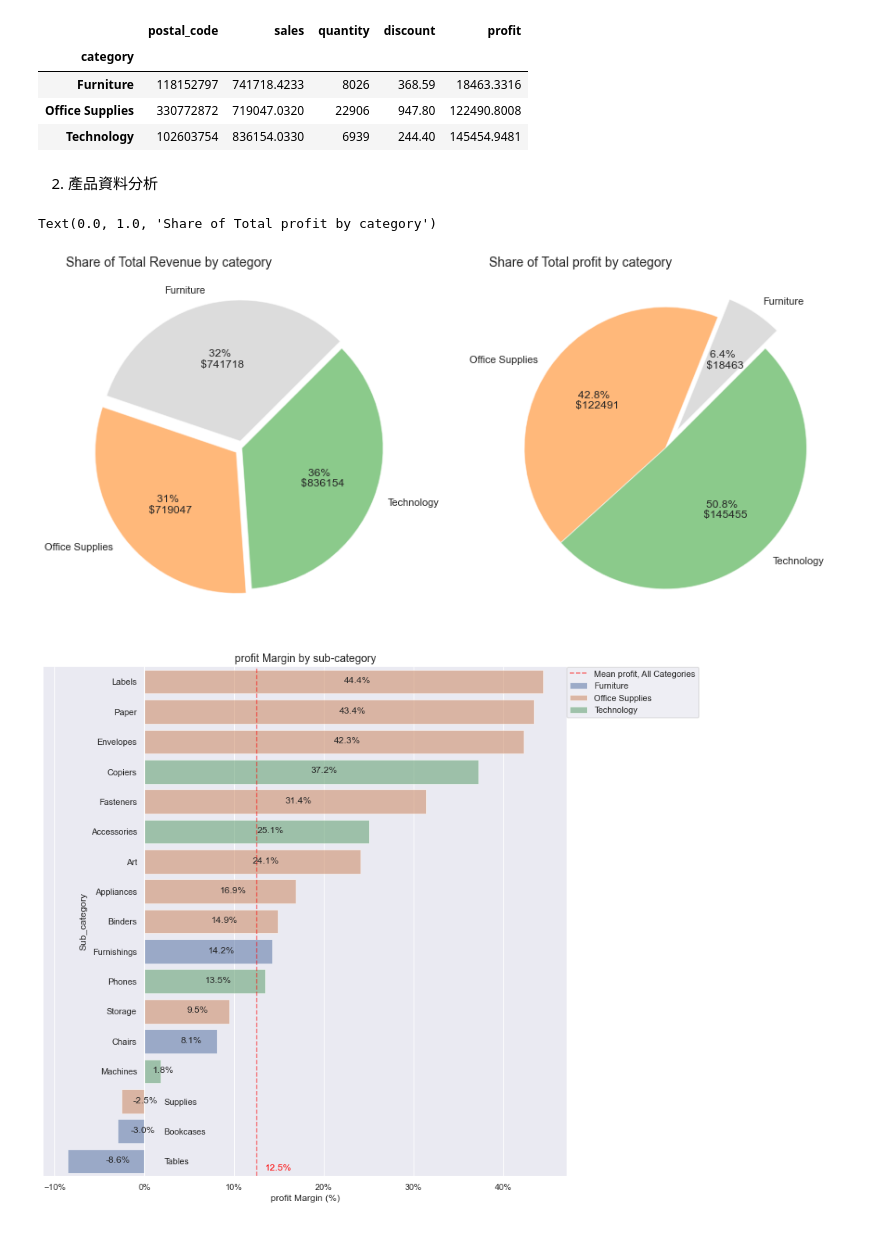
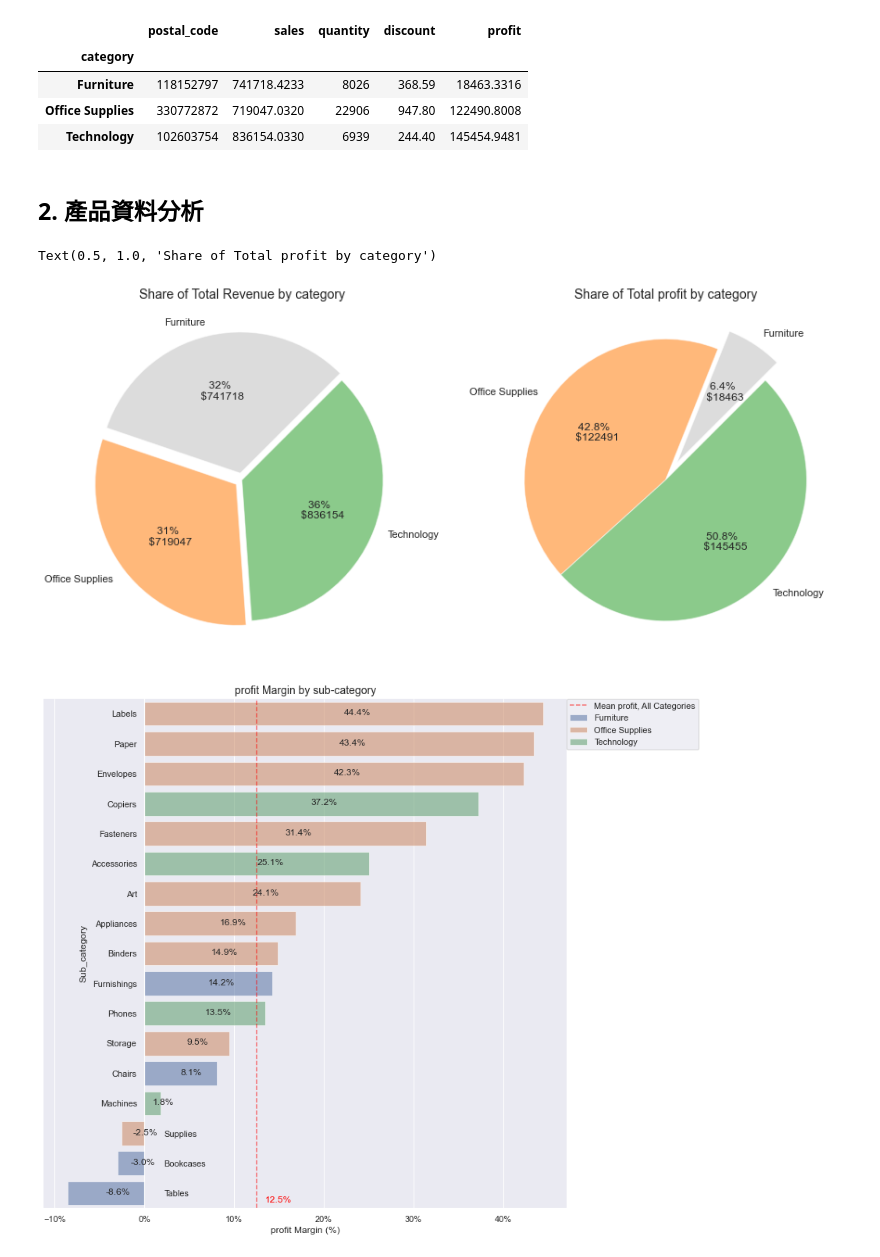
Before and after one commit to VingxenGuo/superstore_analysis, a Jupyter notebook: superstore.ipynb, the cells around one changed output. Drawn from its saved outputs; the diff is of its cells as text; code cells hidden in the pictures.

```diff
--- a/superstore.ipynb
+++ b/superstore.ipynb
@@ -131,41 +131,41 @@ sales_per_category
 | Furniture | 118152797 | 741718.4233 | 8026 | 368.59 | 18463.3316 |
 | Office Supplies | 330772872 | 719047.0320 | 22906 | 947.80 | 122490.8008 |
 | Technology | 102603754 | 836154.0330 | 6939 | 244.40 | 145454.9481 |
-# %% [markdown]
-2.  產品資料分析
+# %% [markdown]
+## **2.  產品資料分析**
 # %%
 # 建立一個color list，讓類別分類的圖表也可以使用相同的標籤顏色
 category_colors = ["silver" if label == "Furniture"
                   else "tab:orange" if label == "Office Supplies"
                   else "tab:green" for label in sales_per_category.index]
 per_category_sales = sales_per_category['sales']
 per_category_profits = sales_per_category['profit']
 
 fig, (ax1, ax2) = plt.subplots(figsize=(15, 15), ncols=2)
 
 # 繪製各類別大小的圓餅圖
 ax1.pie(per_category_sales, labels=sales_per_category.index,
         autopct=lambda p:f"{p:.0f}% \n ${p*np.sum(per_category_sales)/100 :.0f}",
         # autopct='%.0f%%',
         startangle=45,
         wedgeprops={"linewidth": 1, "edgecolor":"white", "alpha":0.55},
         colors=category_colors, explode=[0.05, 0.05, 0])
 
 # 設置標題
-ax1.set_title("Share of Total Revenue by category", loc="left", fontdict={"fontsize":14})
+ax1.set_title("Share of Total Revenue by category", loc="center", fontdict={"fontsize":14})
 
 # 繪製各種類的利潤圓餅圖
 ax2.pie(per_category_profits, labels=sales_per_category.index,
         autopct=lambda p: f"{p:.1f}% \n ${p*np.sum(per_category_profits)/100 :.0f}",
         startangle=45,
         wedgeprops={"linewidth": 1, "edgecolor":"white", "alpha":0.55},
         colors=category_colors, explode=[0.15, 0, 0])
 
 # 設置標題
-ax2.set_title("Share of Total profit by category",loc="left", fontdict={"fontsize":14})
+ax2.set_title("Share of Total profit by category",loc="center", fontdict={"fontsize":14})
 # %% [output]
-Text(0.0, 1.0, 'Share of Total profit by category')
+Text(0.5, 1.0, 'Share of Total profit by category')
-[figure, old version]
+[figure, new version]
 # %%
 import matplotlib.ticker as mtick
 from matplotlib.ticker import PercentFormatter
```
Also changed, not shown: parts of 19 cells of this notebook.
